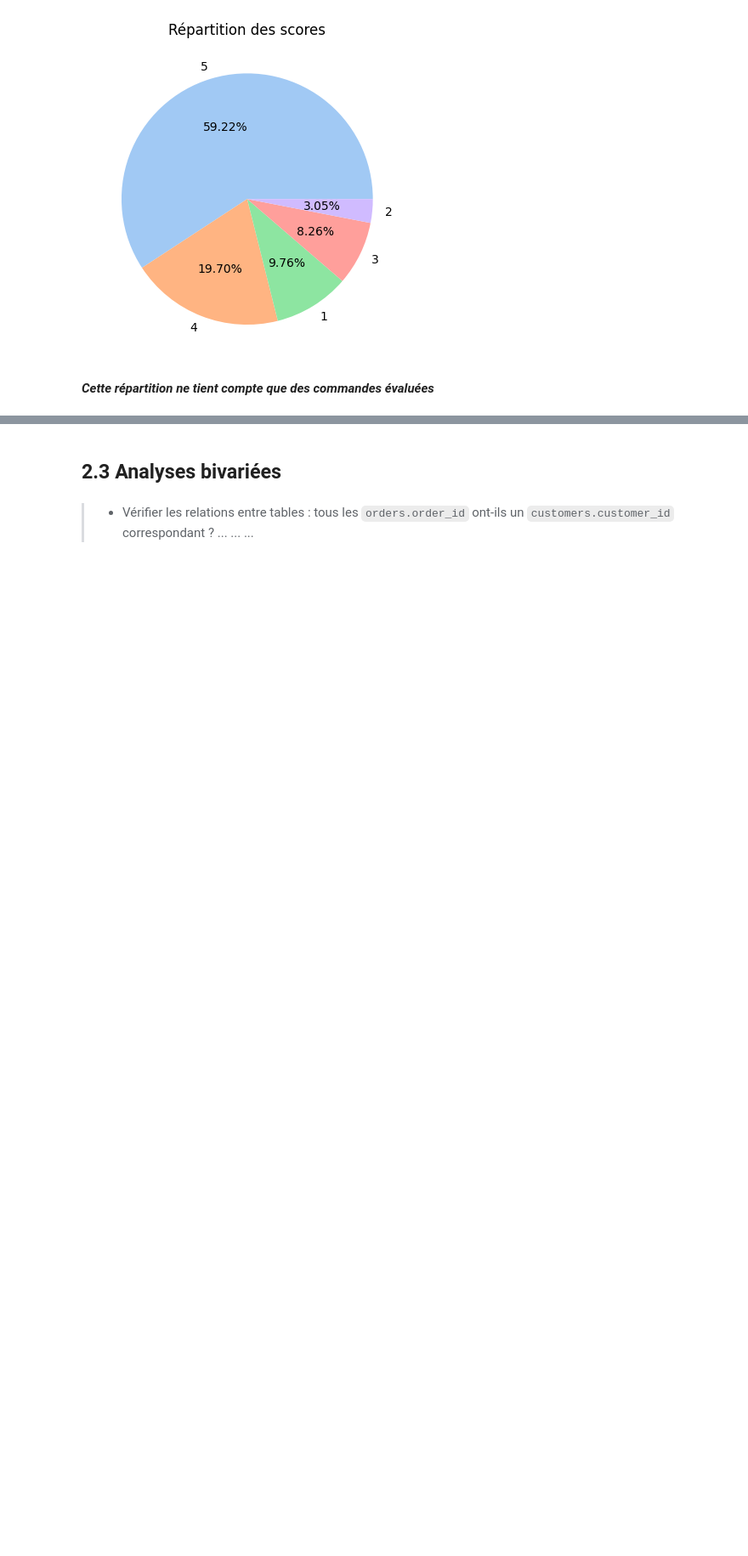
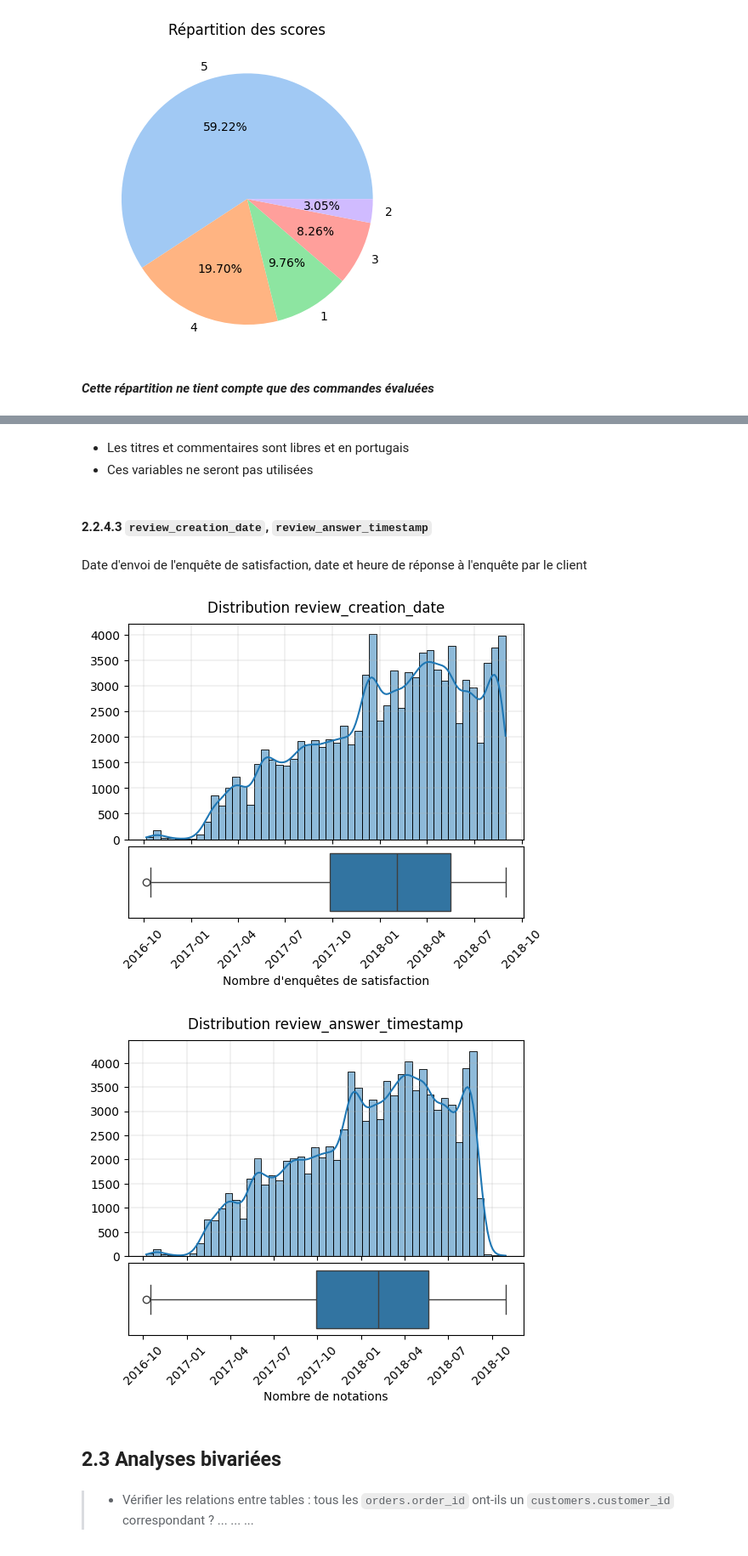
Before and after one commit to Christophe-Aballea/OC_projet5_Segmentez_des_clients_d_un_site_ecommerce, a Jupyter notebook: P05_Notebook2_EDA_FE.ipynb, the cells around one changed output, grey strips where cells are left out. Shown at 85% size. Drawn from its saved outputs; the diff is of its cells as text; code cells hidden in the pictures; blank space fills up the shorter version.

Commit message:
Analyses univariées table 'order_reviews'

```diff
--- a/P05_Notebook2_EDA_FE.ipynb
+++ b/P05_Notebook2_EDA_FE.ipynb
@@ -1314,3 +1333,17 @@ Titre des commentaires de notation
+# %% [markdown]
+* Les titres et commentaires sont libres et en portugais
+* Ces variables ne seront pas utilisées
+# %% [markdown]
+#### 2.2.4.3 `review_creation_date`, `review_answer_timestamp`
+# %% [markdown]
+Date d'envoi de l'enquête de satisfaction, date et heure de réponse à l'enquête par le client
+# %%
+# Affichage des distibutions
+plot_distribution(df_order_reviews, 'review_creation_date', 'Nombre d\'enquêtes de satisfaction', '', x_tick_angle=45)
+plot_distribution(df_order_reviews, 'review_answer_timestamp', 'Nombre de notations', '', x_tick_angle=45)
+# %% [output]
+[figure, added]
+[figure, added]
 # %% [markdown]
 ## 2.3 Analyses bivariées
 # %% [markdown]
```
Also changed, not shown: parts of 8 cells of this notebook, 1 other file.
